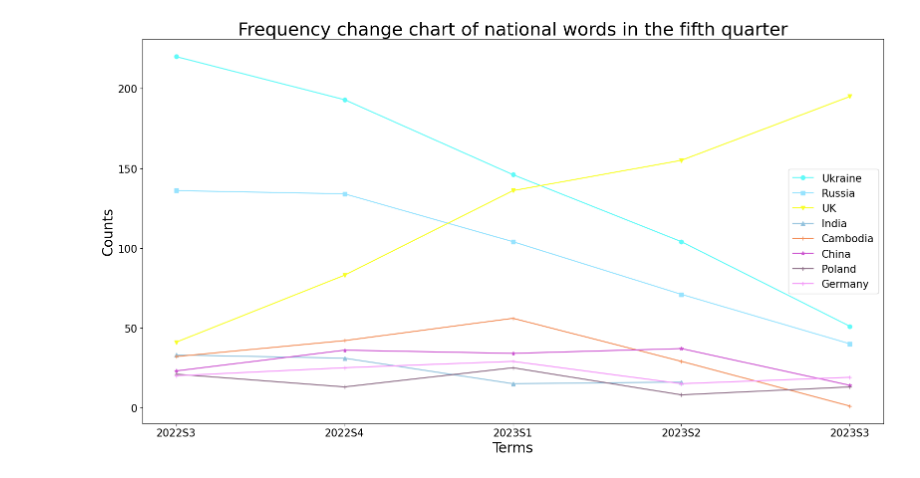
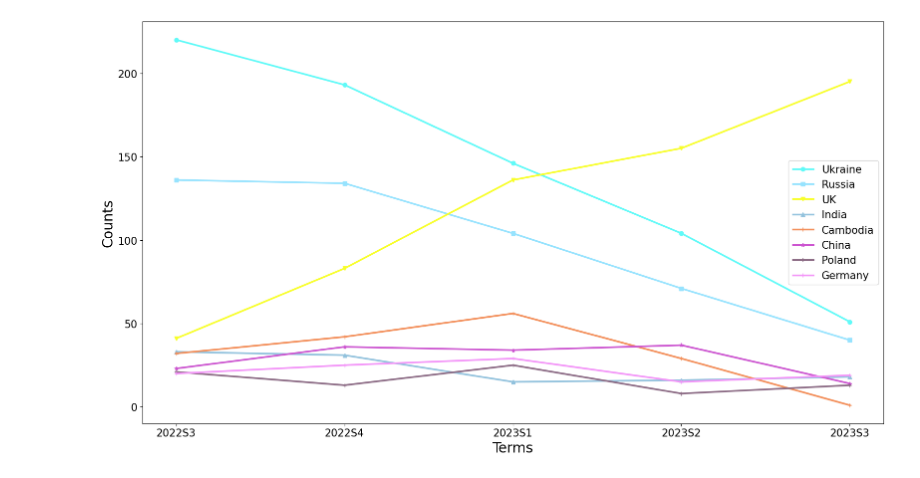
Before and after one commit to wychen-null/Keyword-analysis, a Jupyter notebook: output/analysis_nations/visualization_nations.ipynb, the cells around one changed output. Cells and saved outputs as stored; diff of their text form; code cells hidden in the pictures.

Commit message:
ADD visualization

```diff
--- a/output/analysis_nations/visualization_nations.ipynb
+++ b/output/analysis_nations/visualization_nations.ipynb
@@ -4,29 +4,29 @@ import matplotlib.pyplot as plt
 # %%
 color_list = ['#60FAF8', '#97E3FE', '#F8FE29', '#92C2DD', '#F38E59', '#CC54D0', '#8B6A84', '#F394F8']
 country_list = ['Ukraine', 'Russia', 'UK', 'India', 'Cambodia', 'China', 'Poland', 'Germany']
 marker_list = ['o', 's', 'v', '^', '+', '*', '+', '+']
 
 df = pd.read_csv('2022-2023 TOP 8 NATIONS.csv',sep=',', header=None)
 df.columns = ['Term', 'Country', 'Value']
 
 fig, ax = plt.subplots(figsize = (16, 9))
 
 for i, country in enumerate(country_list):
    df_country = df[df['Country'] == country]
    ax.plot(df_country['Term'], df_country['Value'], label=country, color = color_list[i]
-            , marker=marker_list[i])
+            , marker=marker_list[i], linewidth = 2.5)
 
-ax.set_title('Frequency change chart of national words in the fifth quarter', fontsize = 26)
+# ax.set_title('Frequency change chart of national words in the fifth quarter', fontsize = 26)
 ax.set_xlabel('Terms', fontsize = 20)
 ax.set_ylabel('Counts', fontsize = 20)
 
 
 # 显示图形
 plt.xticks(size=15)
 plt.yticks(size=15)
 plt.tight_layout()
 # 添加图例
 plt.legend(fontsize=15)
 plt.show()
 # %% [output]
-[figure, old version]
+[figure, new version]
```
Also changed, not shown: parts of 3 cells of this notebook, 2 other files.
